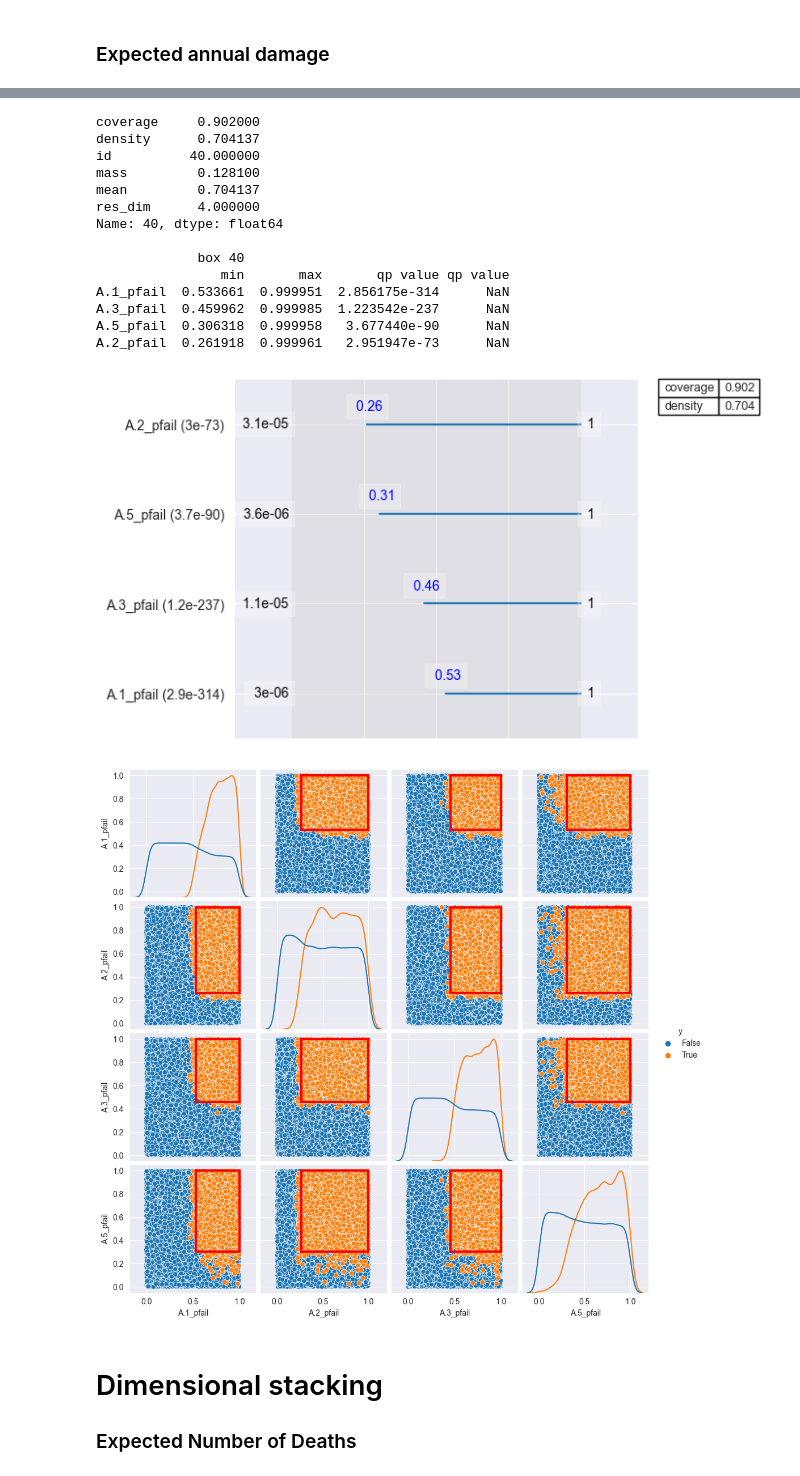
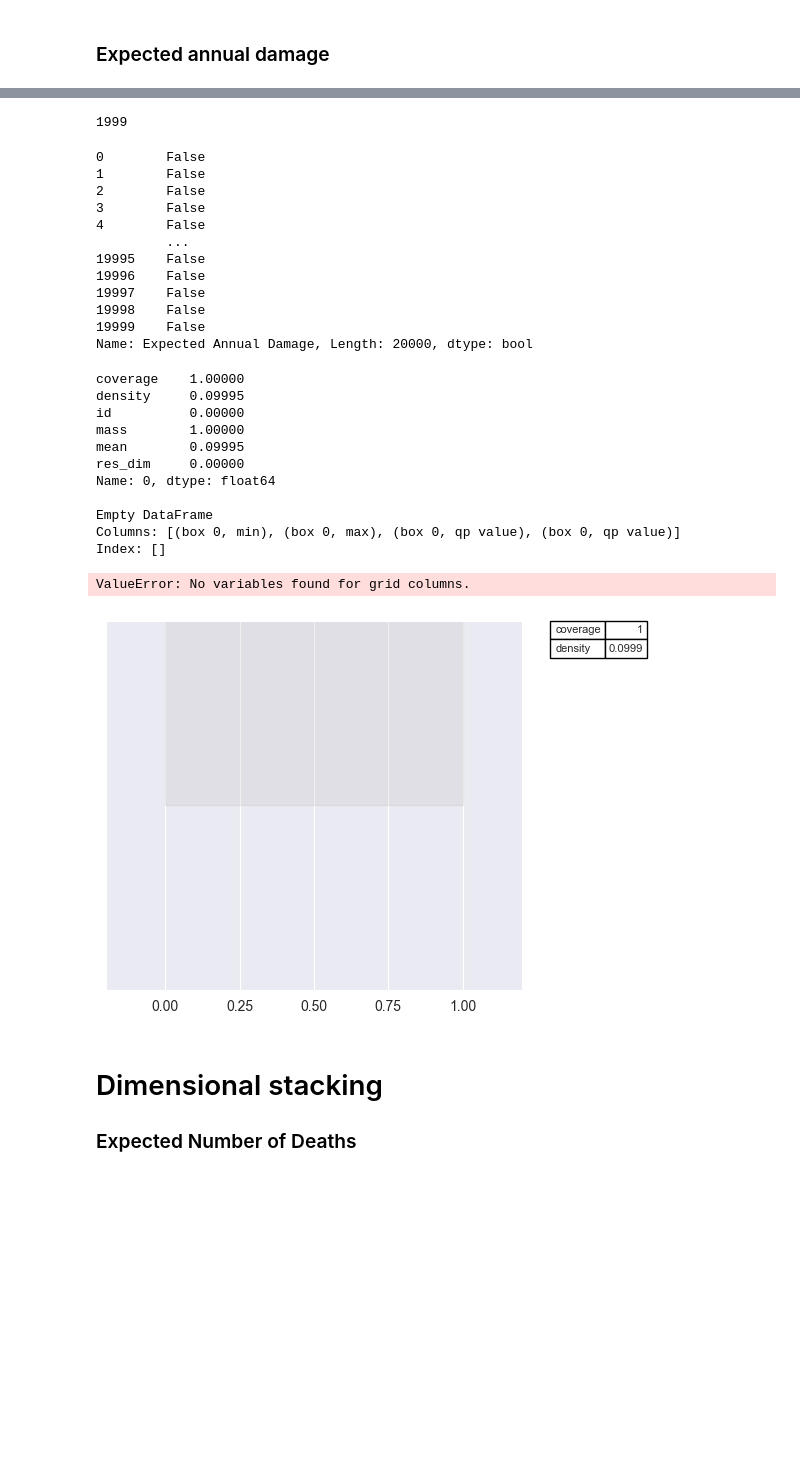
Before and after one commit to BRtudelft/Group1_EPA1361_Model-based_Decision-making, a Jupyter notebook: MORDM_1_problem_formulation.ipynb, the cells around one changed output, grey strips where cells are left out. Cells and saved outputs as stored; diff of their text form; code cells hidden in the pictures; blank space fills up the shorter version.

```diff
--- a/MORDM_1_problem_formulation.ipynb
+++ b/MORDM_1_problem_formulation.ipynb
@@ -166,10 +183,10 @@ A.2_pfail  0.224246  0.999961   2.787088e-59      NaN
 # Expected Expected Annual Damaga (looking at lowest 10%)
 
 x = uncertainty_experiments
-y = outcomes['Expected Annual Damage']< np.percentile(outcomes['Expected Annual Damage'],10)
+y = outcomes['Expected Annual Damage'] > np.percentile(outcomes['Expected Annual Damage'],90)
 
 
-prim_alg = prim.Prim(x, y, threshold=0.8)
+prim_alg = prim.Prim(x, y, threshold=0.7)
 # Peal alpha = default & threshold set to same value as used in assignments
 box1 = prim_alg.find_box()
 
@@ -180,26 +197,42 @@ plt.show()
+# %%
+print(np.sum( y == True))
+# %% [output]
+1999
+# %%
+y
+# %% [output]
+0        False
+1        False
+2        False
+3        False
+4        False
+         ...
+19995    False
+19996    False
+19997    False
+19998    False
+19999    False
+Name: Expected Annual Damage, Length: 20000, dtype: bool
 # %%
 #NOG BEPALEN WELKE BOX WE WILLEN BEKIJKEN!
-box1.inspect(40)
-box1.inspect(40, style="graph")
-box1.show_pairs_scatter(40)
+box1.inspect(0)
+box1.inspect(0, style="graph")
+box1.show_pairs_scatter(0)
 plt.show()
 # %% [output]
-coverage     0.902000
-density      0.704137
-id          40.000000
-mass         0.128100
-mean         0.704137
-res_dim      4.000000
-Name: 40, dtype: float64
+coverage    1.00000
+density     0.09995
+id          0.00000
+mass        1.00000
+mean        0.09995
+res_dim     0.00000
+Name: 0, dtype: float64
 
-             box 40
-                min       max       qp value qp value
-A.1_pfail  0.533661  0.999951  2.856175e-314      NaN
-A.3_pfail  0.459962  0.999985  1.223542e-237      NaN
-A.5_pfail  0.306318  0.999958   3.677440e-90      NaN
-A.2_pfail  0.261918  0.999961   2.951947e-73      NaN
+Empty DataFrame
+Columns: [(box 0, min), (box 0, max), (box 0, qp value), (box 0, qp value)]
+Index: []
+ValueError: No variables found for grid columns.
-[figure, old version]
+[figure, new version]
-[figure, removed]
 # %% [markdown]
 # Dimensional stacking
 
```
Also changed, not shown: parts of 9 cells of this notebook, 3 other files.
